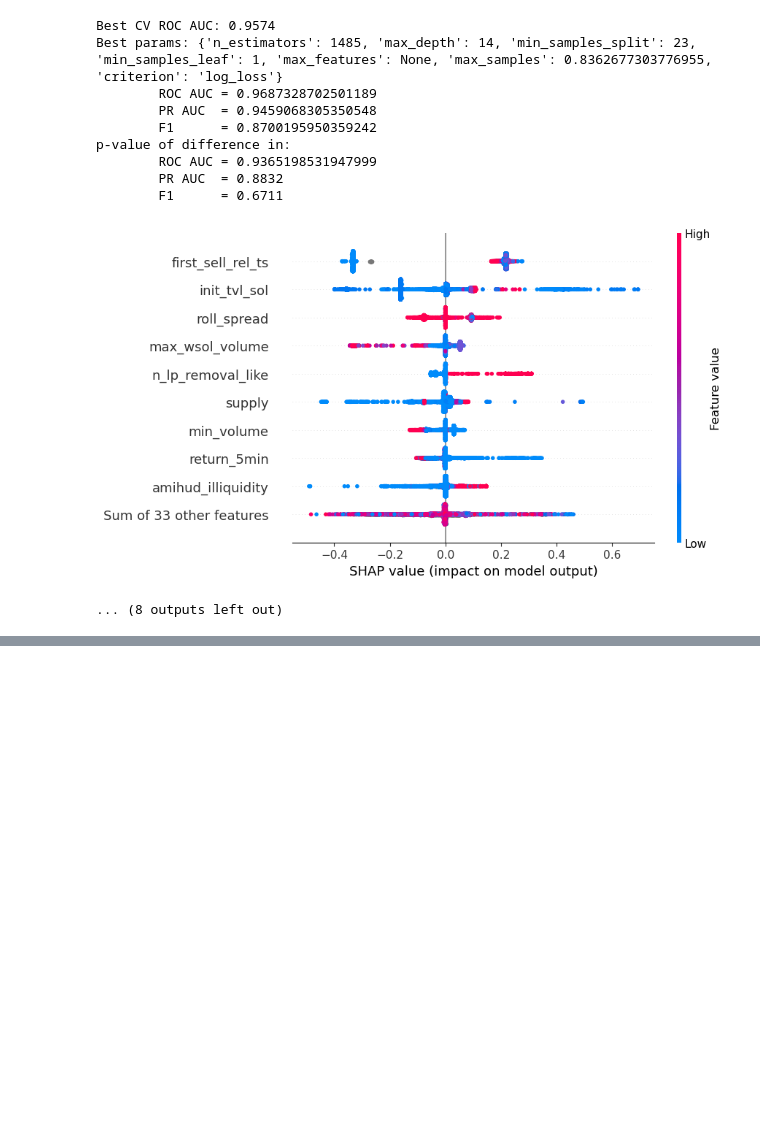
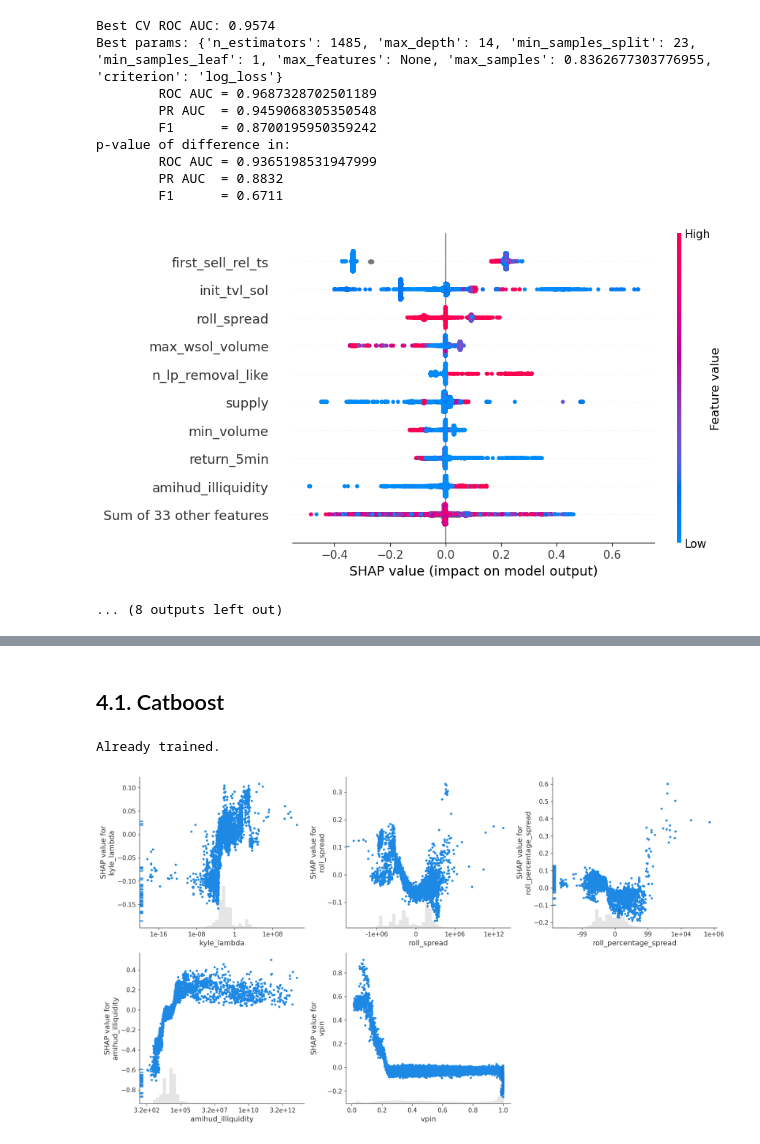
Before and after one commit to NickLithan/Rug-Pull-Early-Detection--Bachelor-Thesis-, a Jupyter notebook: main.ipynb, the cells around one changed output, grey strips where cells are left out. Cells and saved outputs as stored; diff of their text form; code cells hidden in the pictures; blank space fills up the shorter version.

Commit message:
first draft done; visualisation

```diff
--- a/main.ipynb
+++ b/main.ipynb
@@ -476,0 +479,3 @@ p-value of difference in:
+# %%
+mm_features = DeltasFeatureSet(MICROSTRUCTURE_FEATURES).features_list
+mm_features
@@ -476,0 +488,72 @@ p-value of difference in:
+# %% [markdown]
+## 4.1. Catboost
+# %%
+from utils.catboost_training import cb_tune_and_train_standard
+import matplotlib.ticker as mticker
+import copy
+
+target1 = targets[0]
+
+model_exp, _ = cb_tune_and_train_standard(
+    X_exp_train, X_exp_test, y_train[target1], output_file=f"exp_{target1}", seed=SEED
+)
+
+# shap
+explainer = shap.TreeExplainer(model_exp)
+shap_values = explainer(X_exp_test)
+
+shap_values_log = copy.deepcopy(shap_values)
+
+n_mm_features = len(mm_features)
+n_rows, n_cols = n_mm_features // 3 + 1, 3
+fig, ax = plt.subplots(n_rows, n_cols, figsize=(16, 9), dpi=250)
+
+for i, mm_feature in enumerate(mm_features):
+    sv = shap_values_log[:, mm_feature]
+
+    if mm_feature.startswith('roll'):
+        # make 2-sided log transformation
+        pos = np.where(sv.data > 0, sv.data, np.nan)
+        neg = np.where(sv.data < 0, sv.data, np.nan)
+        sv.data = np.where(sv.data > 0, np.log10(1+pos), np.where(sv.data < 0, -np.log10(1-neg), sv.data))
+
+    elif mm_feature != 'vpin':
+        # make 2-sided log transformation
+        pos = np.where(sv.data > 0, sv.data, np.nan)
+        sv.data = np.where(sv.data > 0, np.log10(pos), np.nan)
+
+    shap.plots.scatter(sv, ax=ax[i // 3][i % 3], show=False)
+
+    # Relabel ticks back to original scale
+    if mm_feature.startswith('roll'):
+        curr_ax = ax[i // 3][i % 3]
+        curr_ax.xaxis.set_major_locator(mticker.MaxNLocator(nbins=5))
+
+        # Relabel tick values (which are in double log space) back to original space
+        undo_double_log = lambda x: np.sign(x) * (10 ** (abs(x)) - 1)
+        curr_ax.xaxis.set_major_formatter(
+            mticker.FuncFormatter(lambda x, _: f"{undo_double_log(x):.2g}")
+        )
+
+        # minor ticks off:
+        curr_ax.xaxis.set_minor_locator(mticker.NullLocator())
+
+    elif mm_feature != 'vpin':
+        curr_ax = ax[i // 3][i % 3]
+        curr_ax.xaxis.set_major_locator(mticker.MaxNLocator(nbins=5))
+
+        # Relabel tick values (which are in log10 space) back to original space
+        curr_ax.xaxis.set_major_formatter(
+            mticker.FuncFormatter(lambda x, _: f"{10**x:.2g}")
+        )
+
+        # minor ticks off:
+        curr_ax.xaxis.set_minor_locator(mticker.NullLocator())
+
+
+fig.delaxes(ax[1][2])
+plt.tight_layout()
+plt.show()
+# %% [output]
+Already trained.
+[figure, added]
```
Also changed, not shown: parts of 5 cells of this notebook, 7 other files.
